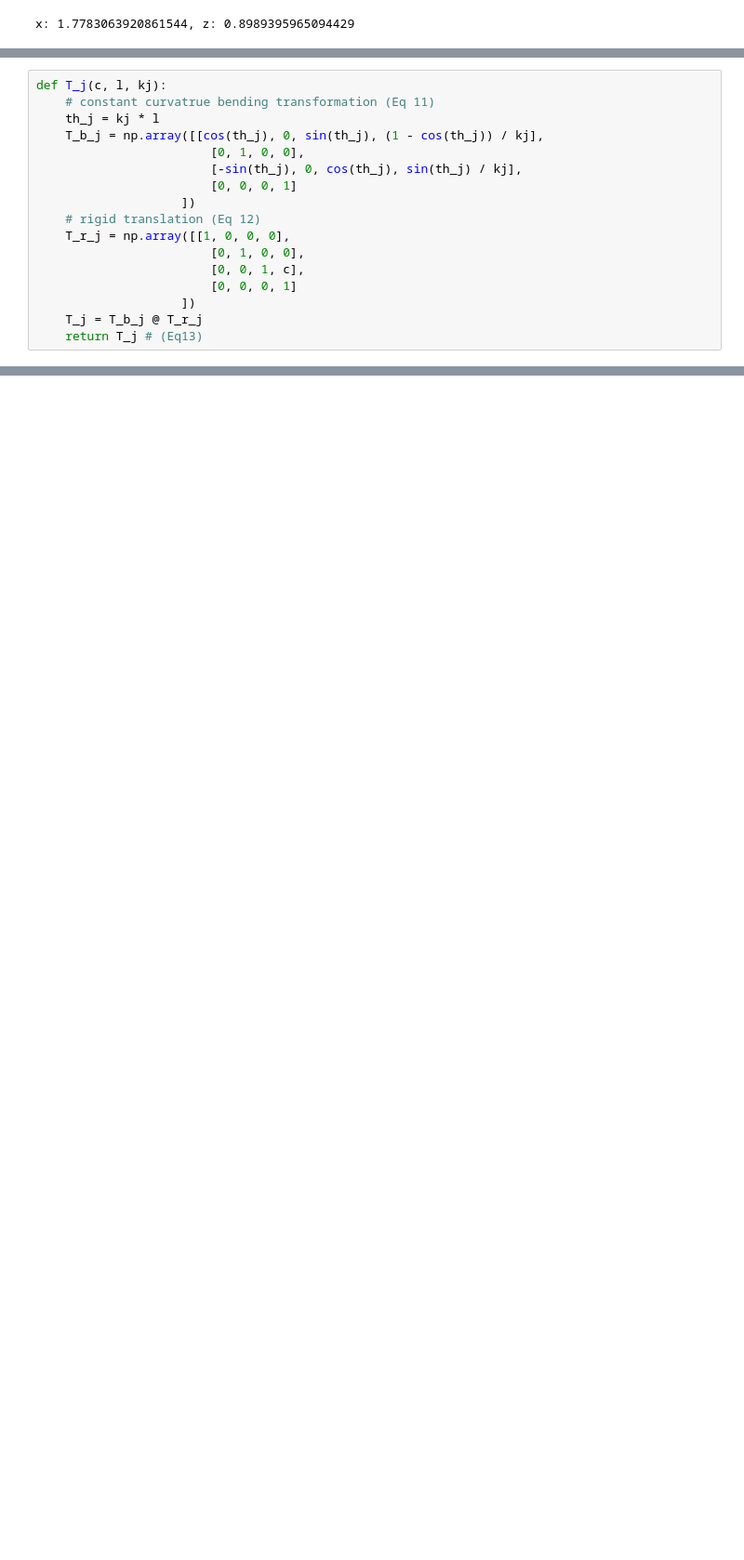
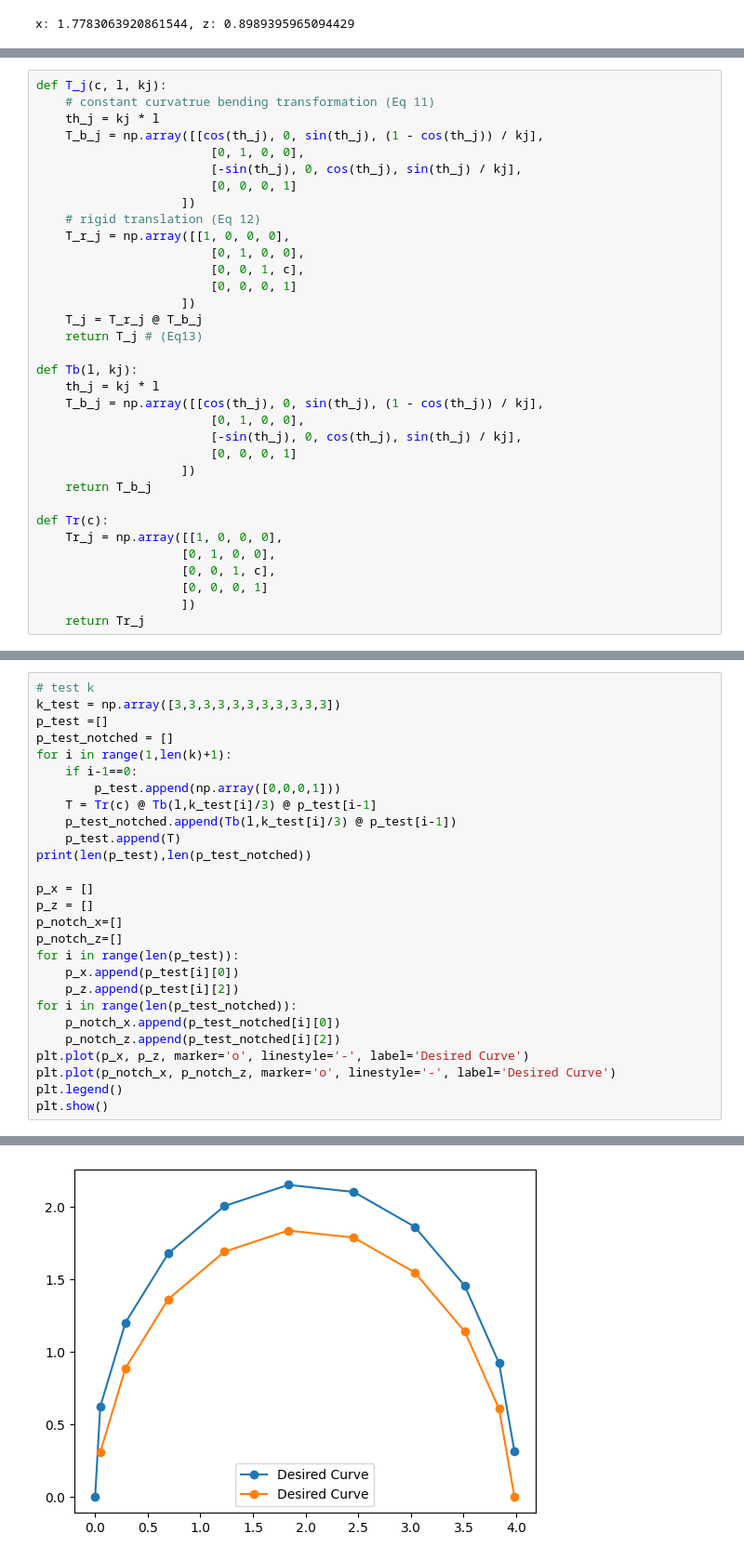
Before and after one commit to yuzhongchun17/neurosurgical_robotics_system, a Jupyter notebook: CPPR_optimization.ipynb, the cells around one changed output, grey strips where cells are left out. Shown: that part at 93% size. Cells and saved outputs as stored; diff of their text form; blank space fills up the shorter version.

```diff
--- a/CPPR_optimization.ipynb
+++ b/CPPR_optimization.ipynb
@@ -88,5 +98,22 @@ def T_j(c, l, kj):
                         [0, 0, 1, c],
                         [0, 0, 0, 1]
                     ])
-    T_j = T_b_j @ T_r_j
+    T_j = T_r_j @ T_b_j
     return T_j # (Eq13)
+
+def Tb(l, kj):
+    th_j = kj * l
+    T_b_j = np.array([[cos(th_j), 0, sin(th_j), (1 - cos(th_j)) / kj],
+                        [0, 1, 0, 0],
+                        [-sin(th_j), 0, cos(th_j), sin(th_j) / kj],
+                        [0, 0, 0, 1]
+                    ])
+    return T_b_j
+
+def Tr(c):
+    Tr_j = np.array([[1, 0, 0, 0],
+                    [0, 1, 0, 0],
+                    [0, 0, 1, c],
+                    [0, 0, 0, 1]
+                    ])
+    return Tr_j
@@ -158,0 +191,28 @@ ValueError: setting an array element with a sequence. The requested array has an
+# %%
+# test k
+k_test = np.array([3,3,3,3,3,3,3,3,3,3,3])
+p_test =[]
+p_test_notched = []
+for i in range(1,len(k)+1):
+    if i-1==0:
+        p_test.append(np.array([0,0,0,1]))
+    T = Tr(c) @ Tb(l,k_test[i]/3) @ p_test[i-1]
+    p_test_notched.append(Tb(l,k_test[i]/3) @ p_test[i-1])
+    p_test.append(T)
+print(len(p_test),len(p_test_notched))
+
+p_x = []
+p_z = []
+p_notch_x=[]
+p_notch_z=[]
+for i in range(len(p_test)):
+    p_x.append(p_test[i][0])
+    p_z.append(p_test[i][2])
+for i in range(len(p_test_notched)):
+    p_notch_x.append(p_test_notched[i][0])
+    p_notch_z.append(p_test_notched[i][2])
+plt.plot(p_x, p_z, marker='o', linestyle='-', label='Desired Curve')
+plt.plot(p_notch_x, p_notch_z, marker='o', linestyle='-', label='Desired Curve')
+plt.legend()
+plt.show()
+# %% [output]
@@ -158,0 +220 @@ ValueError: setting an array element with a sequence. The requested array has an
+[figure, added]
```
Also changed, not shown: parts of 8 cells of this notebook.
